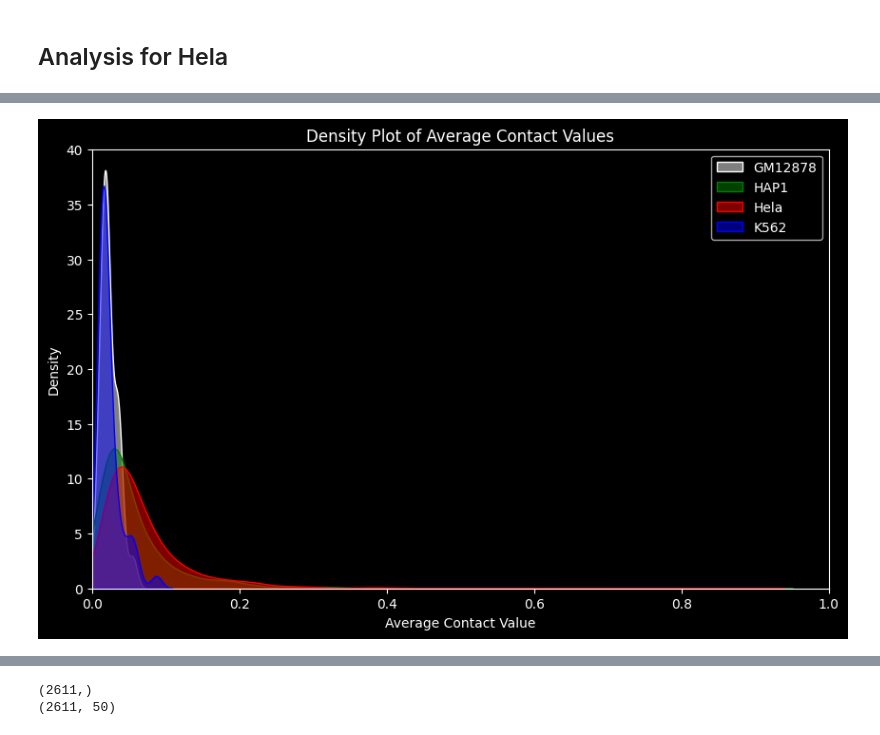
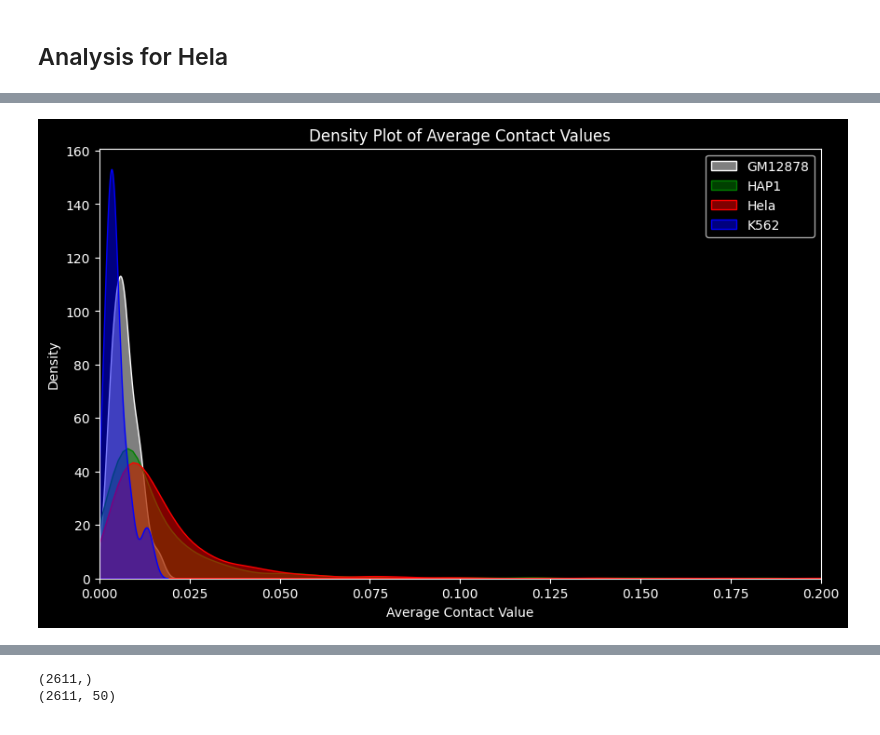
Before and after one commit to HaochongYANG/dna_heterogeneity, a Jupyter notebook: analysis.ipynb, the cells around one changed output, grey strips where cells are left out. Cells and saved outputs as stored; diff of their text form; code cells hidden in the pictures.

```diff
--- a/analysis.ipynb
+++ b/analysis.ipynb
@@ -309,5 +361,5 @@ augmented_matrices_GM12878 = augment(directory, filepaths_GM12878)
 # %%
-average_GM12878 = find_average(augmented_matrices_GM12878)
+average_GM12878 = find_average(contact_matrices_GM12878)
 
 average_stats_GM12878 = matrix_avg_stats(average_GM12878)
 
@@ -326,15 +378,14 @@ contact_matrices_HAP1 = []
 filepaths_HAP1 = []
 
 # Load in the contact matrices from txt files
-load_matrices(directory, contact_matrices_HAP1, filepaths_HAP1)
+contact_matrices_HAP1, filepaths_HAP1 = load_matrices(directory, max_bin)
 
 
 num_matrices = len(contact_matrices_HAP1)
 
-augmented_matrices_HAP1 = augment(directory, filepaths_HAP1)
+# augmented_matrices_HAP1 = augment(directory, filepaths_HAP1)
 
-
-average_HAP1 = find_average(augmented_matrices_HAP1)
+average_HAP1 = find_average(contact_matrices_HAP1)
 
 average_stats_HAP1 = matrix_avg_stats(average_HAP1)
 # %% [markdown]
@@ -347,15 +398,14 @@ contact_matrices_Hela = []
 filepaths_Hela = []
 
 # Load in the contact matrices from txt files
-load_matrices(directory, contact_matrices_Hela, filepaths_Hela)
+contact_matrices_Hela, filepaths_Hela = load_matrices(directory, max_bin)
 
 
 num_matrices = len(contact_matrices_Hela)
 
-augmented_matrices_Hela = augment(directory, filepaths_Hela)
+# augmented_matrices_Hela = augment(directory, filepaths_Hela)
 
-
-average_Hela = find_average(augmented_matrices_Hela)
+average_Hela = find_average(contact_matrices_Hela)
 
 average_stats_Hela = matrix_avg_stats(average_Hela)
 # %%
@@ -366,15 +416,15 @@ contact_matrices_K562 = []
 filepaths_K562 = []
 
 # Load in the contact matrices from txt files
-load_matrices(directory, contact_matrices_K562, filepaths_K562)
+contact_matrices_K562, filepaths_K562 = load_matrices(directory, max_bin)
 
 
 num_matrices = len(contact_matrices_K562)
 
-augmented_matrices_K562 = augment(directory, filepaths_K562)
+# augmented_matrices_K562 = augment(directory, filepaths_K562)
 
 
-average_K562 = find_average(augmented_matrices_K562)
+average_K562 = find_average(contact_matrices_K562)
 
 average_stats_K562 = matrix_avg_stats(average_K562)
 # %%
@@ -470,25 +555,25 @@ visualize(smoothed_matrix, 20)
 # %%
 import seaborn as sns
 data = [average_GM12878, average_HAP1, average_Hela, average_K562]
 colors = ['white', 'green', 'red', 'blue']
 labels = ['GM12878', 'HAP1', 'Hela', 'K562']
 
 # Create the density plot
 plt.figure(figsize=(10, 6))
 for values, color, label in zip(data, colors, labels):
     sns.kdeplot(values, color=color, label=label, fill=True, alpha=0.5)
 
 # Fix the x-axis range
-plt.xlim(0, 1)
+plt.xlim(0, 0.2)
 
 # Add titles and labels
 plt.title('Density Plot of Average Contact Values')
 plt.xlabel('Average Contact Value')
 plt.ylabel('Density')
 plt.legend(loc='upper right')
 
 # Show the plot
 plt.show()
 # %% [output]
-[figure, old version]
+[figure, new version]
 # %%
```
Also changed, not shown: parts of 19 cells of this notebook.
